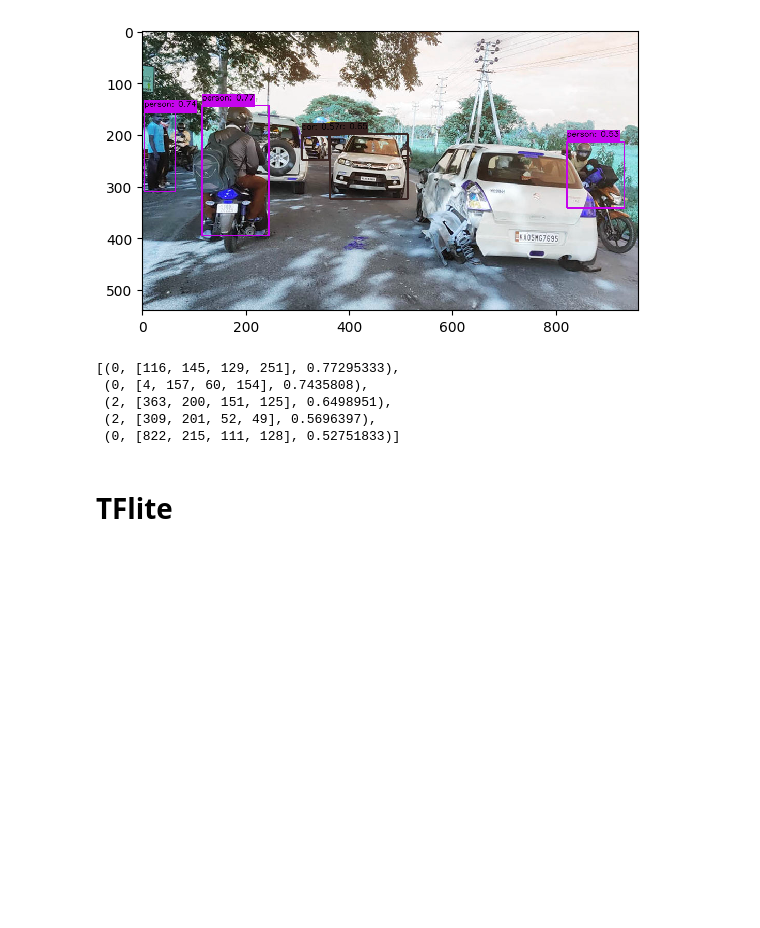
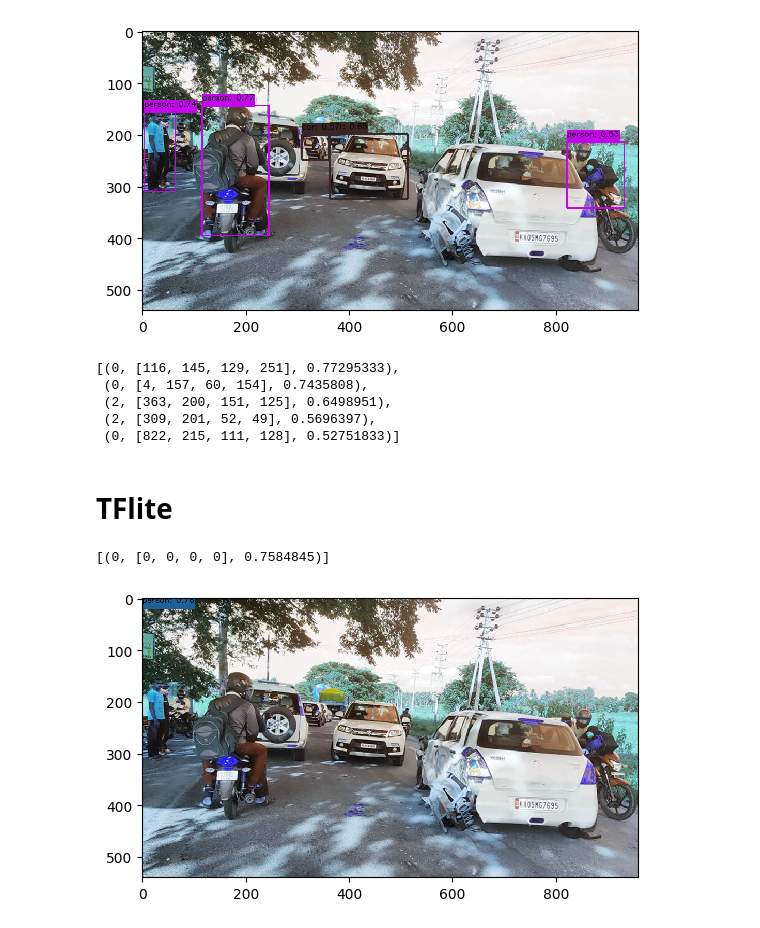
Before and after one commit to leoliu5550/MeiChu2023, a Jupyter notebook: Model/evalmodel.ipynb, the cells around one changed output. Drawn from its saved outputs; the diff is of its cells as text; code cells hidden in the pictures; blank space fills up the shorter version.

Commit message:
evalmodel int8 model but exist error

```diff
--- a/Model/evalmodel.ipynb
+++ b/Model/evalmodel.ipynb
@@ -491,11 +491,26 @@ class TFinference:
         # Perform post-processing on the outputs to obtain output image.
         return self.postprocess(self.img,output_data )  # output image
+# %%
+confidence_thres = 0.1
+iou_thres = 0.1
 # %%
-
+tflite_path = r"yolov8/yolov8n_int8.tflite"
 tfmodel = TFinference(
-    tf_model = model_path,
-    input_image = image_path[0],
+    tf_model = tflite_path,
+    input_image = image_path[1],
     confidence_thres = confidence_thres,
     iou_thres = iou_thres,
     cocolabel_path = label_path,
     positive_list = positive_list)
+# %%
+result = tfmodel.main()
+# %%
+tfmodel.pred_result()
+# %% [output]
+[(0, [0, 0, 0, 0], 0.7584845)]
+# %%
+from matplotlib import pyplot as plt
+plt.imshow(result, interpolation='nearest')
+plt.show()
+# %% [output]
+[figure, added]
```
Also changed, not shown: parts of 1 cell of this notebook.
